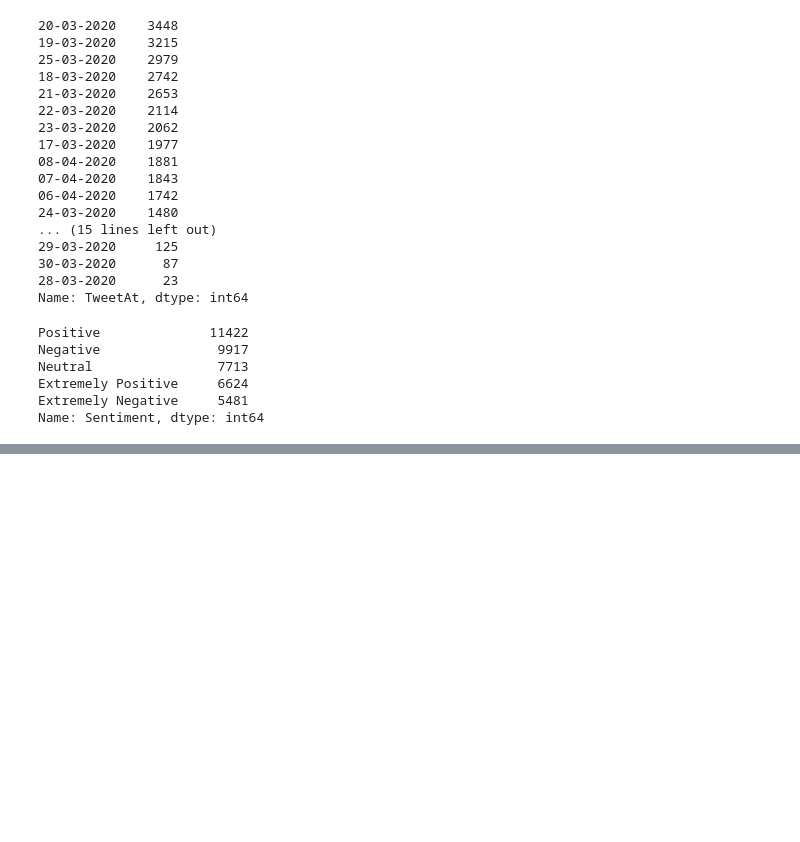
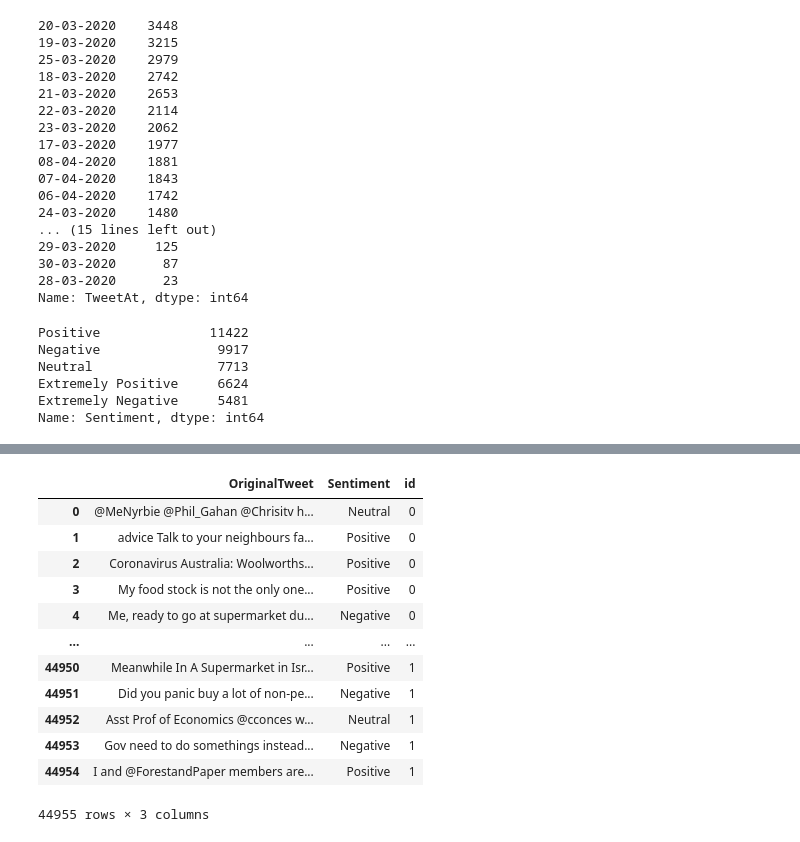
Before and after one commit to arunsundar022/Corona-tweet-sentiment-analysis, a Jupyter notebook: Corona-tweet-sentiment-analysis.ipynb, the cells around one changed output, grey strips where cells are left out. Saved outputs shown, nothing was run; the diff lists cells and outputs as text; code cells hidden in the pictures; blank space fills up the shorter version.

```diff
--- a/Corona-tweet-sentiment-analysis.ipynb
+++ b/Corona-tweet-sentiment-analysis.ipynb
@@ -132,0 +147,3 @@ Name: Sentiment, dtype: int64
+# %%
+covid['Sentiment']= covid['Sentiment'].str.replace('Extremely Positive','Positive')
+covid['Sentiment']= covid['Sentiment'].str.replace('Extremely Negative','Negative')
@@ -132,0 +170,20 @@ Name: Sentiment, dtype: int64
+# %%
+covid = covid.drop('UserName',axis=1)
+covid = covid.drop('ScreenName',axis=1)
+covid = covid.drop('Location',axis=1)
+covid = covid.drop('TweetAt',axis=1)
+covid
+# %% [output]
+|  | OriginalTweet | Sentiment | id |
+| 0 | @MeNyrbie @Phil_Gahan @Chrisitv h... | Neutral | 0 |
+| 1 | advice Talk to your neighbours fa... | Positive | 0 |
+| 2 | Coronavirus Australia: Woolworths... | Positive | 0 |
+| 3 | My food stock is not the only one... | Positive | 0 |
+| 4 | Me, ready to go at supermarket du... | Negative | 0 |
+| ... | ... | ... | ... |
+| 44950 | Meanwhile In A Supermarket in Isr... | Positive | 1 |
+| 44951 | Did you panic buy a lot of non-pe... | Negative | 1 |
+| 44952 | Asst Prof of Economics @cconces w... | Neutral | 1 |
+| 44953 | Gov need to do somethings instead... | Negative | 1 |
+| 44954 | I and @ForestandPaper members are... | Positive | 1 |
+44955 rows × 3 columns
```
Also changed, not shown: parts of 13 cells of this notebook.
